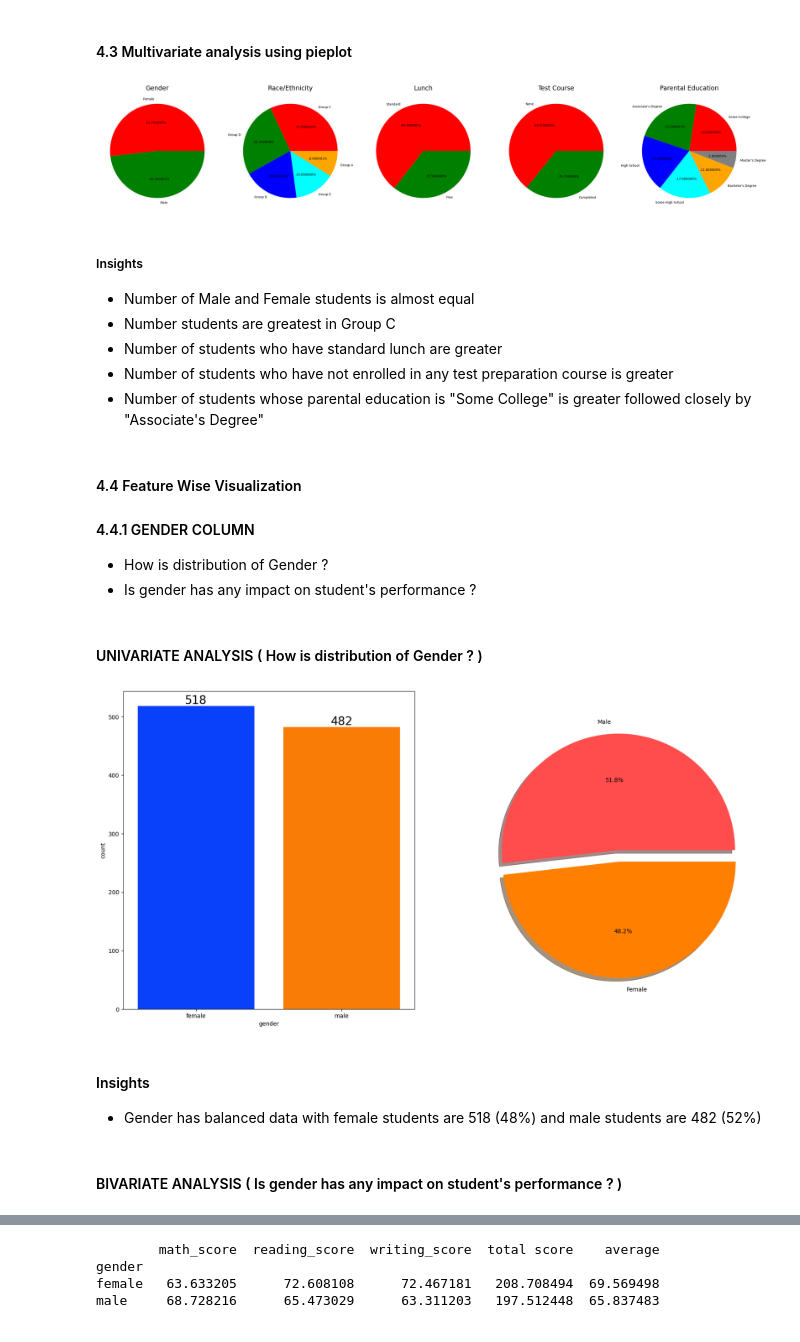
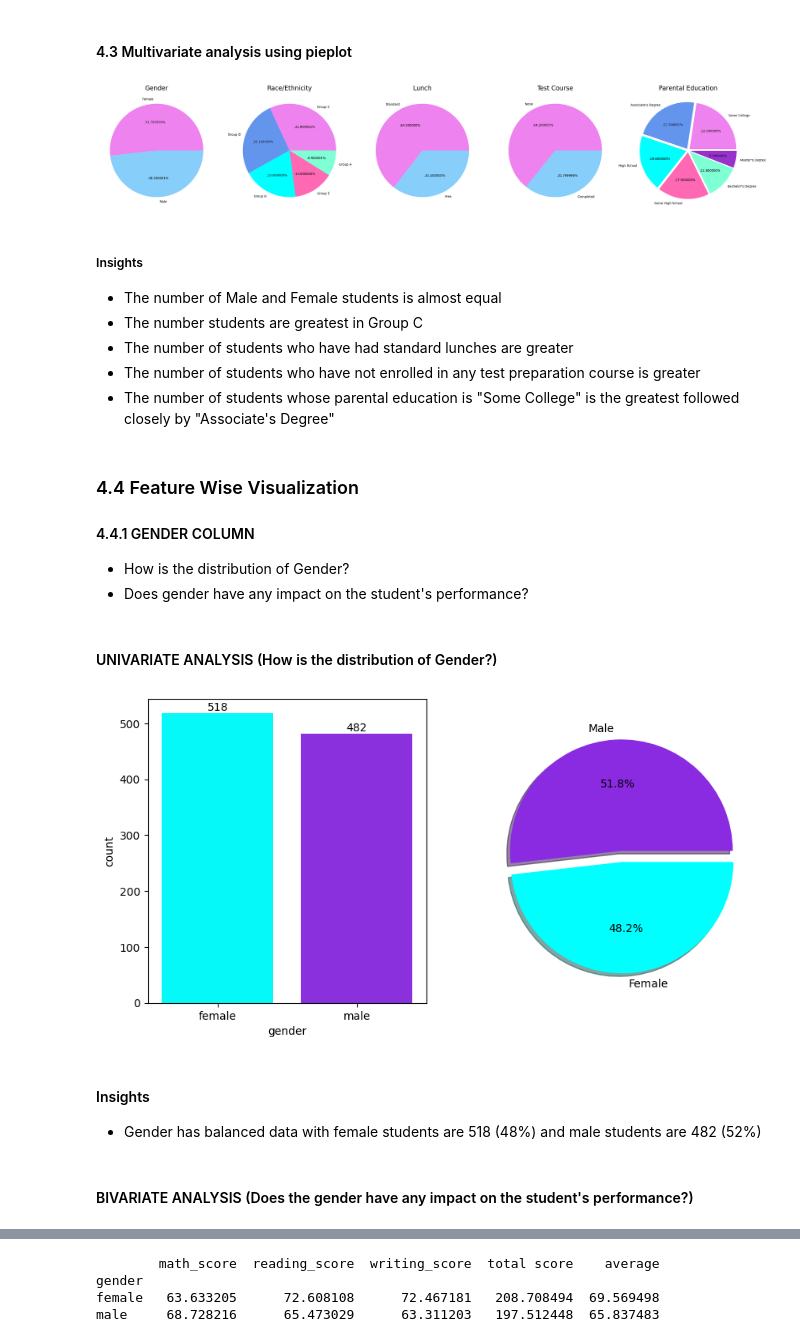
Before and after one commit to MohsinAli-10/ML-project-1-Student-Performance-Prediction, a Jupyter notebook: notebook/1 . EDA STUDENT PERFORMANCE .ipynb, the cells around one changed output, grey strips where cells are left out. Drawn from its saved outputs; the diff is of its cells as text; code cells hidden in the pictures.

```diff
--- a/notebook/1 . EDA STUDENT PERFORMANCE .ipynb
+++ b/notebook/1 . EDA STUDENT PERFORMANCE .ipynb
@@ -354,12 +354,12 @@ plt.show()
 # %% [markdown]
 #### 4.3 Multivariate analysis using pieplot
 # %%
-plt.rcParams['figure.figsize'] = (30, 12)
+plt.rcParams['figure.figsize'] = (30, 12) #Runtime configuration parameters
 
 plt.subplot(1, 5, 1)
 size = df['gender'].value_counts()
 labels = 'Female', 'Male'
-color = ['red','green']
+color = ['violet','lightskyblue']
 
 
 plt.pie(size, colors = color, labels = labels,autopct = '.%2f%%')
@@ -371,7 +371,7 @@ plt.axis('off')
 plt.subplot(1, 5, 2)
 size = df['race_ethnicity'].value_counts()
 labels = 'Group C', 'Group D','Group B','Group E','Group A'
-color = ['red', 'green', 'blue', 'cyan','orange']
+color = ['violet','cornflowerblue', 'aqua', 'hotpink','aquamarine']
 
 plt.pie(size, colors = color,labels = labels,autopct = '.%2f%%')
 plt.title('Race/Ethnicity', fontsize = 20)
@@ -382,7 +382,7 @@ plt.axis('off')
 plt.subplot(1, 5, 3)
 size = df['lunch'].value_counts()
 labels = 'Standard', 'Free'
-color = ['red','green']
+color = ['violet','lightskyblue']
 
 plt.pie(size, colors = color,labels = labels,autopct = '.%2f%%')
 plt.title('Lunch', fontsize = 20)
@@ -392,7 +392,7 @@ plt.axis('off')
 plt.subplot(1, 5, 4)
 size = df['test_preparation_course'].value_counts()
 labels = 'None', 'Completed'
-color = ['red','green']
+color = ['violet','lightskyblue']
 
 plt.pie(size, colors = color,labels = labels,autopct = '.%2f%%')
 plt.title('Test Course', fontsize = 20)
@@ -402,9 +402,9 @@ plt.axis('off')
 plt.subplot(1, 5, 5)
 size = df['parental_level_of_education'].value_counts()
 labels = 'Some College', "Associate's Degree",'High School','Some High School',"Bachelor's Degree","Master's Degree"
-color = ['red', 'green', 'blue', 'cyan','orange','grey']
+color = ['violet','cornflowerblue', 'aqua', 'hotpink','aquamarine','darkorchid']
 
-plt.pie(size, colors = color,labels = labels,autopct = '.%2f%%')
+plt.pie(size, explode = [0.04,0.04,0.04,0.04,0.04,0.04], colors = color,labels = labels,autopct = '.%2f%%')
 plt.title('Parental Education', fontsize = 20)
 plt.axis('off')
 
@@ -414,36 +414,36 @@ plt.grid()
 
 plt.show()
 # %% [output]
-[figure, old version]
+[figure, new version]
 # %% [markdown]
 #####  Insights
-- Number of Male and Female students is almost equal
-- Number students are greatest in Group C
-- Number of students who have standard lunch are greater
-- Number of students who have not enrolled in any test preparation course is greater
-- Number of students whose parental education is "Some College" is greater followed closely by "Associate's Degree"
+- The number of Male and Female students is almost equal
+- The number students are greatest in Group C
+- The number of students who have had standard lunches are greater
+- The number of students who have not enrolled in any test preparation course is greater
+- The number of students whose parental education is "Some College" is the greatest followed closely by "Associate's Degree"
 # %% [markdown]
-#### 4.4 Feature Wise Visualization
+### 4.4 Feature Wise Visualization
 #### 4.4.1 GENDER COLUMN
-- How is distribution of Gender ?
-- Is gender has any impact on student's performance ?
+- How is the distribution of Gender?
+- Does gender have any impact on the student's performance?
 # %% [markdown]
-#### UNIVARIATE ANALYSIS ( How is distribution of Gender ? )
+#### UNIVARIATE ANALYSIS (How is the distribution of Gender?)
 # %%
-f,ax=plt.subplots(1,2,figsize=(20,10))
-sns.countplot(x=df['gender'],data=df,palette ='bright',ax=ax[0],saturation=0.95)
+f,ax=plt.subplots(1,2,figsize=(10,5))
+sns.countplot(x=df['gender'],data=df,palette =['cyan', 'blueviolet'],ax=ax[0],saturation=0.95)
 for container in ax[0].containers:
-    ax[0].bar_label(container,color='black',size=20)
+    ax[0].bar_label(container,color='black',size=10)
 
-plt.pie(x=df['gender'].value_counts(),labels=['Male','Female'],explode=[0,0.1],autopct='%1.1f%%',shadow=True,colors=['#ff4d4d','#ff8000'])
+plt.pie(x=df['gender'].value_counts(),labels=['Male','Female'],explode=[0,0.1],autopct='%1.1f%%',shadow=True,colors=['blueviolet', 'cyan'])
 plt.show()
 # %% [output]
-[figure, old version]
+[figure, new version]
 # %% [markdown]
 #### Insights
 - Gender has balanced data with female students are 518 (48%) and male students are 482 (52%)
 # %% [markdown]
-#### BIVARIATE ANALYSIS ( Is gender has any impact on student's performance ? )
+#### BIVARIATE ANALYSIS (Does the gender have any impact on the student's performance?)
 # %%
 df.head()
 # %% [output]
```
Also changed, not shown: parts of 19 cells of this notebook, 1 other file.
